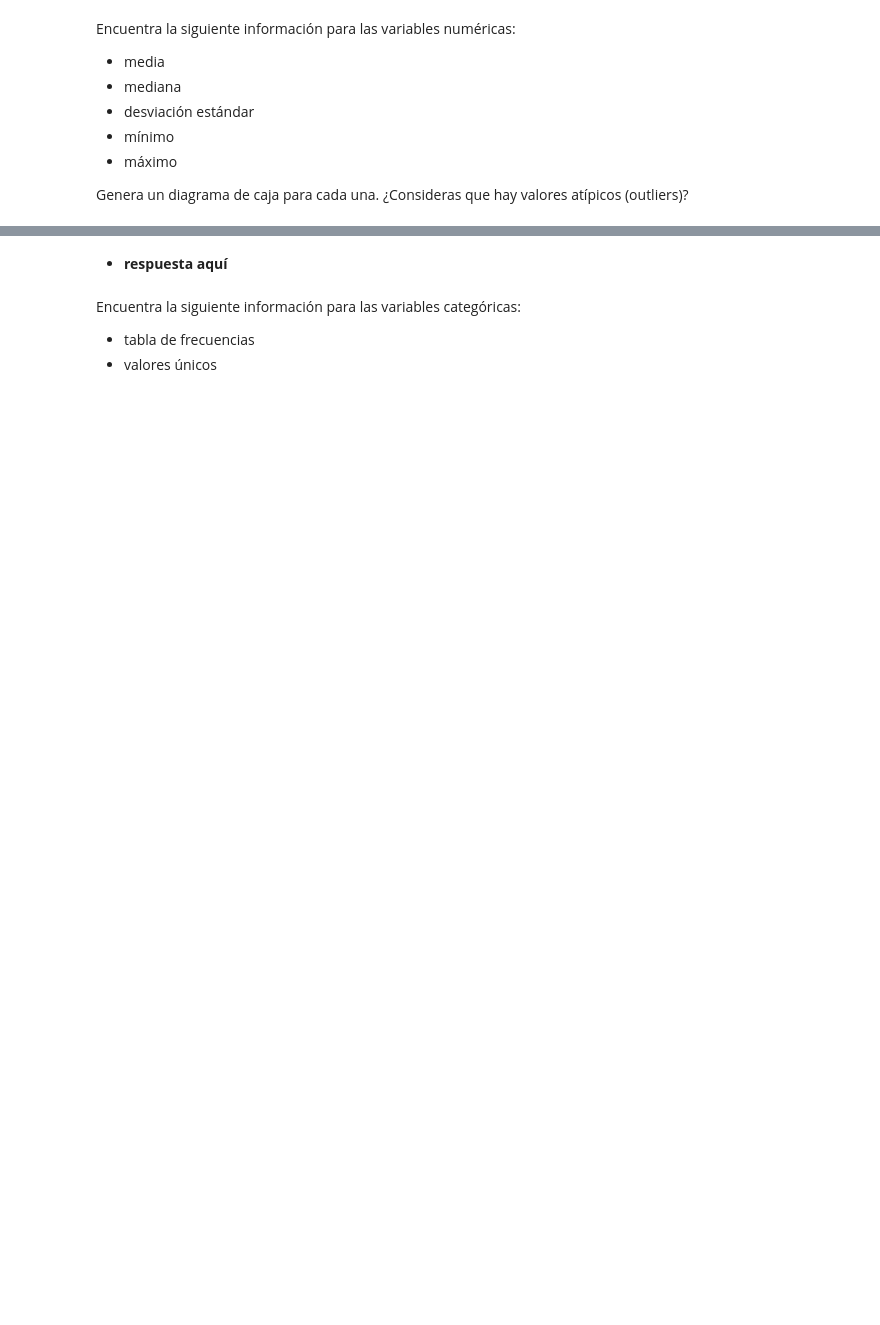
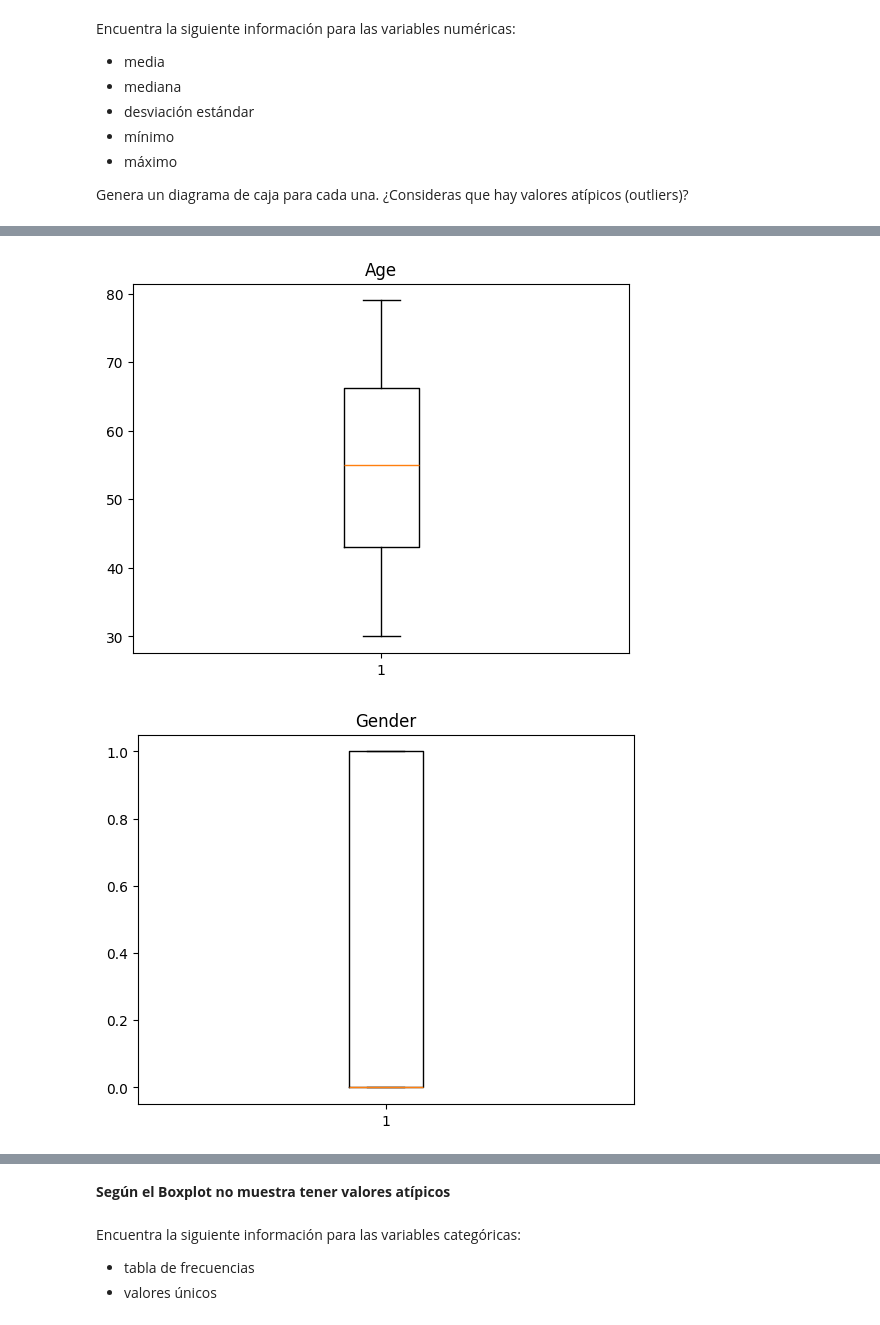
Before and after one commit to aj-hernandezs/Aprendizaje_Estadistico, a Jupyter notebook: Laboratorios/Lab - R3.ipynb, the cells around one changed output, grey strips where cells are left out. Cells and saved outputs as stored; diff of their text form; code cells hidden in the pictures; blank space fills up the shorter version.

```diff
--- a/Laboratorios/Lab - R3.ipynb
+++ b/Laboratorios/Lab - R3.ipynb
@@ -117,3 +230,13 @@ Encuentra la siguiente información para las variables numéricas:
 - máximo
 
 Genera un diagrama de caja para cada una. ¿Consideras que hay valores atípicos (outliers)?
+# %%
+stats = pd.DataFrame(index=df.columns, columns=['Media', 'Mediana', 'Desviación Estándar', 'Mínimo', 'Máximo'])
+for i in df.columns:
+    stats.loc[i, 'Media'] = df[i].mean()
+    stats.loc[i, 'Mediana'] = df[i].median()
+    stats.loc[i, 'Desviación Estándar'] = df[i].std()
+    stats.loc[i, 'Mínimo'] = df[i].min()
+    stats.loc[i, 'Máximo'] = df[i].max()
+
+stats
@@ -119,0 +251,9 @@ Genera un diagrama de caja para cada una. ¿Consideras que hay valores atípicos
+# %%
+for i in df.columns:
+    plt.figure()
+    plt.boxplot(df[i])
+    plt.title(i)
+    plt.show()
+# %% [output]
+[figure, added]
+[figure, added]
@@ -120,5 +264,5 @@ Genera un diagrama de caja para cada una. ¿Consideras que hay valores atípicos
 # %% [markdown]
-- **respuesta aquí**
+**Según el Boxplot no muestra tener valores atípicos**
 # %% [markdown]
 Encuentra la siguiente información para las variables categóricas:
 - tabla de frecuencias
```
Also changed, not shown: parts of 36 cells of this notebook, 2 other files.
